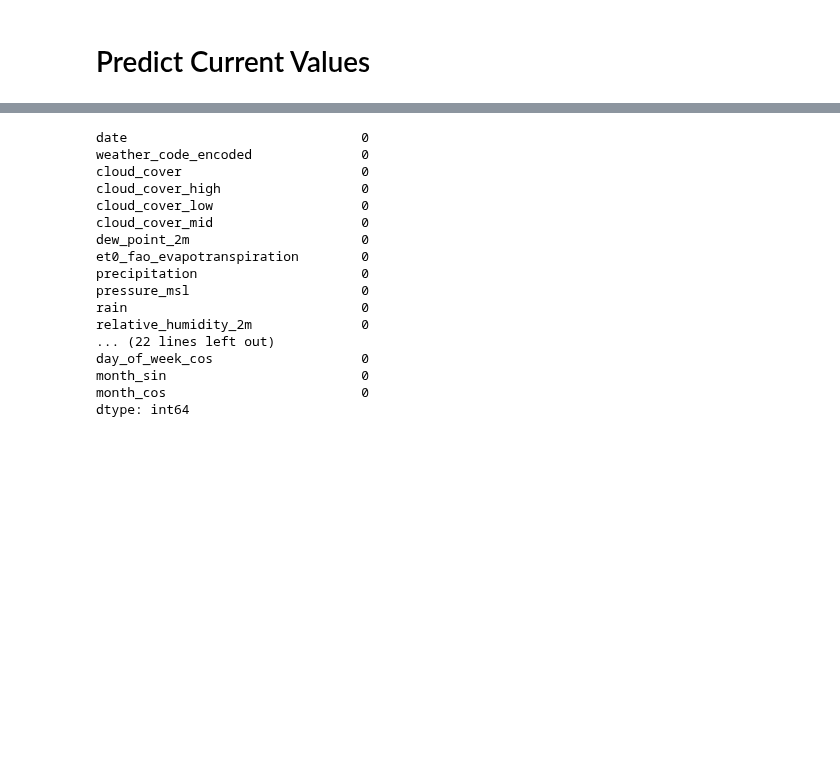
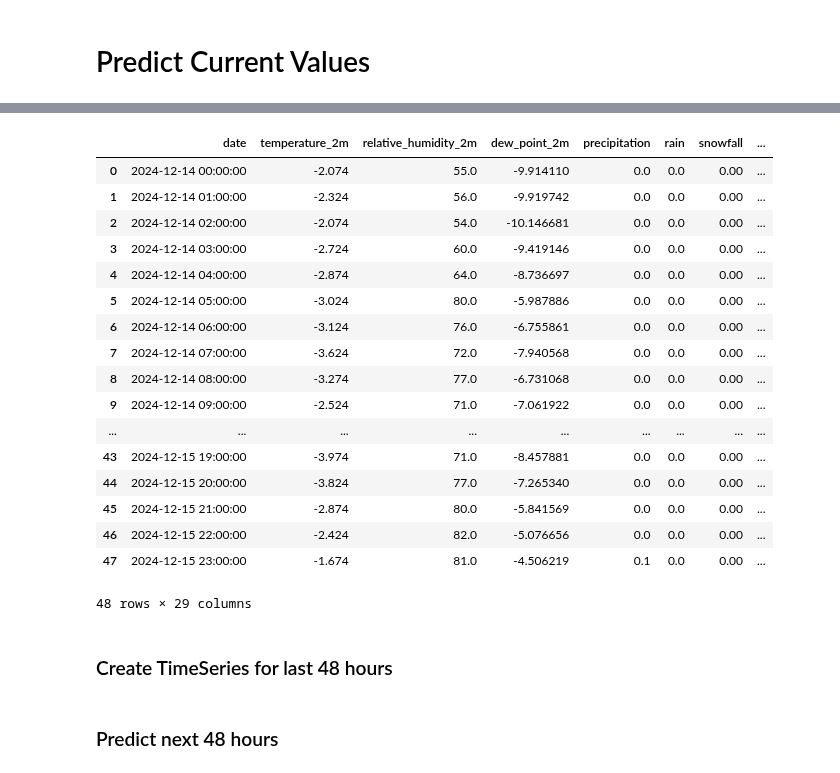
Before and after one commit to MadMax1995bb/powder_alert2.0, a Jupyter notebook: notebooks/notebook_model_tests.ipynb, the cells around one changed output, grey strips where cells are left out. Saved outputs shown, nothing was run; the diff lists cells and outputs as text; code cells hidden in the pictures; blank space fills up the shorter version.

```diff
--- a/notebooks/notebook_model_tests.ipynb
+++ b/notebooks/notebook_model_tests.ipynb
@@ -772,0 +798,3 @@ df_predict = pd.read_csv(file_path)
+# %%
+df_predict = clean_data(df_predict)
+df_predict.tail(3)
@@ -773,7 +809,4 @@ df_predict = pd.read_csv(file_path)
 # %%
-df_predict['date'] = pd.to_datetime(df_predict['date'])
-df_predict = df_predict.drop(columns=['Unnamed: 0'])
-df_predict = df_predict.set_index('date')
 df_predict['hour_sin'] = np.sin(2 * np.pi * df_predict.index.hour / 24)
 df_predict['hour_cos'] = np.cos(2 * np.pi * df_predict.index.hour / 24)
 df_predict['day_of_week_sin'] = np.sin(2 * np.pi * df_predict.index.dayofweek / 7)
@@ -807,23 +848 @@ month_cos                         0
 dtype: int64
-# %%
-df_predict = df_predict.bfill()
-# %%
-df_predict.isna().sum()
-# %% [output]
-date                              0
-weather_code_encoded              0
-cloud_cover                       0
-cloud_cover_high                  0
-cloud_cover_low                   0
-cloud_cover_mid                   0
-dew_point_2m                      0
-et0_fao_evapotranspiration        0
-precipitation                     0
-pressure_msl                      0
-rain                              0
-relative_humidity_2m              0
-... (22 lines left out)
-day_of_week_cos                   0
-month_sin                         0
-month_cos                         0
-dtype: int64
@@ -832 +849,23 @@ df_predict = df_predict.loc[:48,:]
+# %%
+# only use the last two days as input for prediction
+df_forecast = df_predict[:48]
+# %% [output]
+|  | date | temperature_2m | relative_humidity_2m | dew_point_2m | precipitation | rain | snowfall | ... |
+| 0 | 2024-12-14 00:00:00 | -2.074 | 55.0 | -9.914110 | 0.0 | 0.0 | 0.00 | ... |
+| 1 | 2024-12-14 01:00:00 | -2.324 | 56.0 | -9.919742 | 0.0 | 0.0 | 0.00 | ... |
+| 2 | 2024-12-14 02:00:00 | -2.074 | 54.0 | -10.146681 | 0.0 | 0.0 | 0.00 | ... |
+| 3 | 2024-12-14 03:00:00 | -2.724 | 60.0 | -9.419146 | 0.0 | 0.0 | 0.00 | ... |
+| 4 | 2024-12-14 04:00:00 | -2.874 | 64.0 | -8.736697 | 0.0 | 0.0 | 0.00 | ... |
+| 5 | 2024-12-14 05:00:00 | -3.024 | 80.0 | -5.987886 | 0.0 | 0.0 | 0.00 | ... |
+| 6 | 2024-12-14 06:00:00 | -3.124 | 76.0 | -6.755861 | 0.0 | 0.0 | 0.00 | ... |
+| 7 | 2024-12-14 07:00:00 | -3.624 | 72.0 | -7.940568 | 0.0 | 0.0 | 0.00 | ... |
+| 8 | 2024-12-14 08:00:00 | -3.274 | 77.0 | -6.731068 | 0.0 | 0.0 | 0.00 | ... |
+| 9 | 2024-12-14 09:00:00 | -2.524 | 71.0 | -7.061922 | 0.0 | 0.0 | 0.00 | ... |
+| ... | ... | ... | ... | ... | ... | ... | ... | ... |
+| 43 | 2024-12-15 19:00:00 | -3.974 | 71.0 | -8.457881 | 0.0 | 0.0 | 0.00 | ... |
+| 44 | 2024-12-15 20:00:00 | -3.824 | 77.0 | -7.265340 | 0.0 | 0.0 | 0.00 | ... |
+| 45 | 2024-12-15 21:00:00 | -2.874 | 80.0 | -5.841569 | 0.0 | 0.0 | 0.00 | ... |
+| 46 | 2024-12-15 22:00:00 | -2.424 | 82.0 | -5.076656 | 0.0 | 0.0 | 0.00 | ... |
+| 47 | 2024-12-15 23:00:00 | -1.674 | 81.0 | -4.506219 | 0.1 | 0.0 | 0.00 | ... |
+48 rows × 29 columns
 # %%
@@ -833,2 +873,4 @@ df_predict = df_predict.loc[:48,:]
 X_pred_columns = df_predict.drop(columns=['date','snowfall']).columns.tolist()
+# %% [markdown]
+### Create TimeSeries for last 48 hours
 # %%
@@ -837 +879,3 @@ X_predict = TimeSeries.from_dataframe(df_predict, 'date', X_pred_columns)
+# %% [markdown]
+### Predict next 48 hours
 # %%
```
Also changed, not shown: parts of 16 cells of this notebook, 1 other file.
